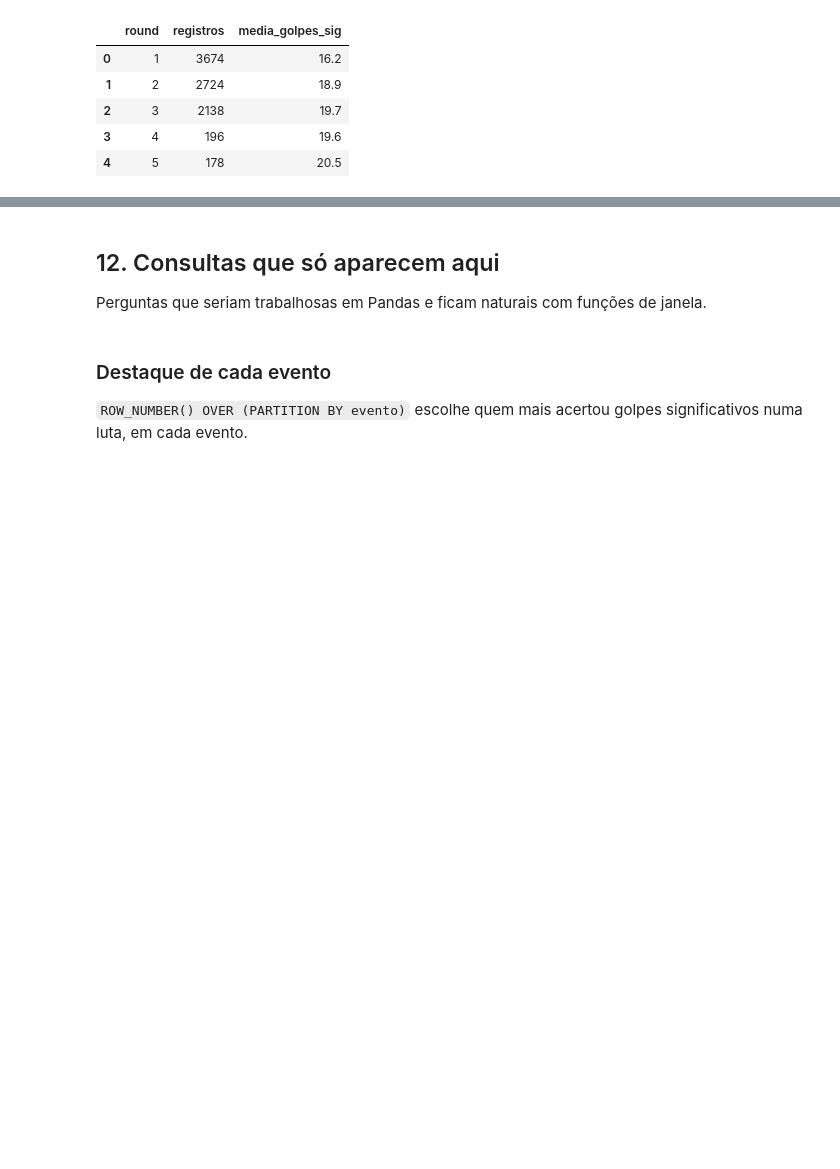
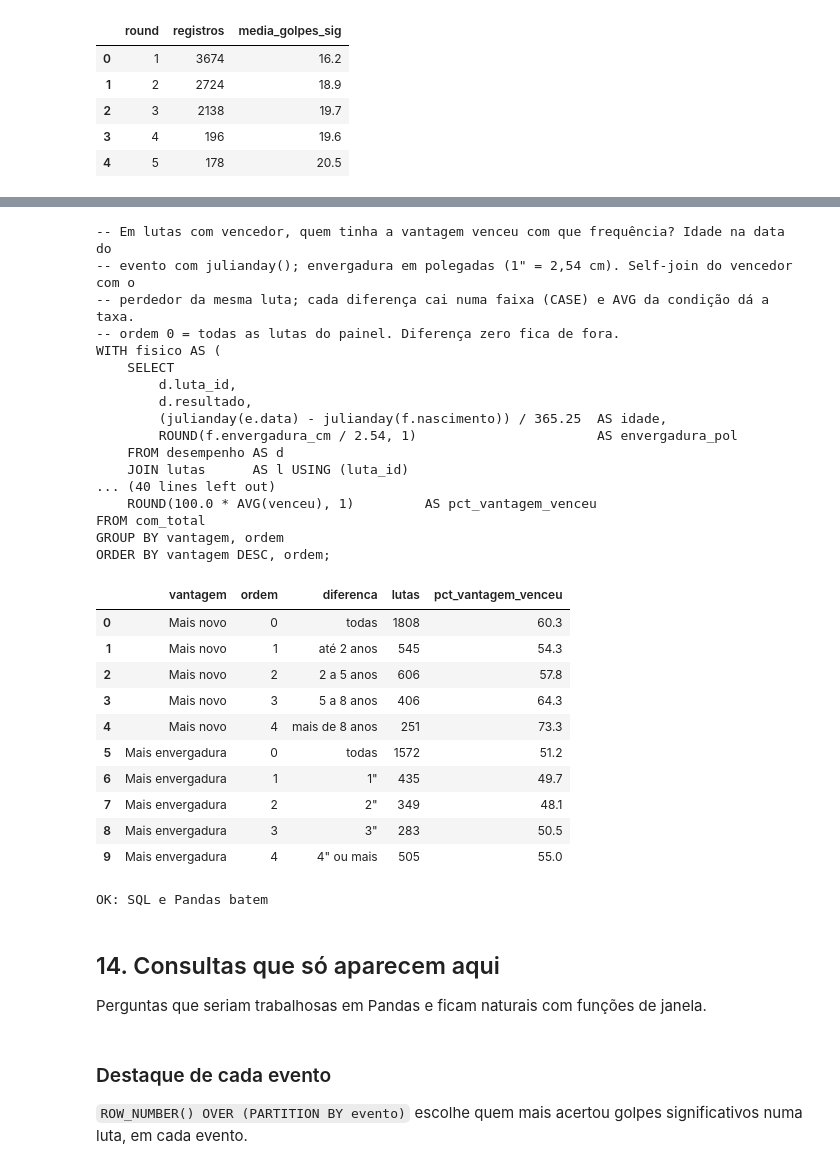
Before and after one commit to khannnn1/ufc-data, a Jupyter notebook: notebooks/03_sql.ipynb, the cells around one changed output, grey strips where cells are left out. Drawn from its saved outputs; the diff is of its cells as text; code cells hidden in the pictures; blank space fills up the shorter version.

```diff
--- a/notebooks/03_sql.ipynb
+++ b/notebooks/03_sql.ipynb
@@ -395,5 +501,64 @@ print("OK: SQL e Pandas batem")
+# %%
+fisico = mostrar("idade_envergadura")
+fisico
+# %% [output]
+-- Em lutas com vencedor, quem tinha a vantagem venceu com que frequência? Idade na data do
+-- evento com julianday(); envergadura em polegadas (1" = 2,54 cm). Self-join do vencedor com o
+-- perdedor da mesma luta; cada diferença cai numa faixa (CASE) e AVG da condição dá a taxa.
+-- ordem 0 = todas as lutas do painel. Diferença zero fica de fora.
+WITH fisico AS (
+    SELECT
+        d.luta_id,
+        d.resultado,
+        (julianday(e.data) - julianday(f.nascimento)) / 365.25  AS idade,
+        ROUND(f.envergadura_cm / 2.54, 1)                       AS envergadura_pol
+    FROM desempenho AS d
+    JOIN lutas      AS l USING (luta_id)
+... (40 lines left out)
+    ROUND(100.0 * AVG(venceu), 1)         AS pct_vantagem_venceu
+FROM com_total
+GROUP BY vantagem, ordem
+ORDER BY vantagem DESC, ordem;
+|  | vantagem | ordem | diferenca | lutas | pct_vantagem_venceu |
+| 0 | Mais novo | 0 | todas | 1808 | 60.3 |
+| 1 | Mais novo | 1 | até 2 anos | 545 | 54.3 |
+| 2 | Mais novo | 2 | 2 a 5 anos | 606 | 57.8 |
+| 3 | Mais novo | 3 | 5 a 8 anos | 406 | 64.3 |
+| 4 | Mais novo | 4 | mais de 8 anos | 251 | 73.3 |
+| 5 | Mais envergadura | 0 | todas | 1572 | 51.2 |
+| 6 | Mais envergadura | 1 | 1" | 435 | 49.7 |
+| 7 | Mais envergadura | 2 | 2" | 349 | 48.1 |
+| 8 | Mais envergadura | 3 | 3" | 283 | 50.5 |
+| 9 | Mais envergadura | 4 | 4" ou mais | 505 | 55.0 |
+# %%
+# Conferência: mesmas faixas do gráfico idade_vs_envergadura.png, com pd.cut sobre as datas em Pandas
+datas_ev = pd.read_csv("../data/processed/eventos.csv")[["Event_URL", "Event_Date"]]
+f = df.merge(lutadores, on="Fighter_URL").merge(datas_ev, on="Event_URL")
+f["idade"] = (pd.to_datetime(f["Event_Date"]) - pd.to_datetime(f["DOB"])).dt.days / 365.25
+f["env"] = (f["Reach_cm"] / 2.54).round(1)
+v = f[f["Resultado"] == "W"].set_index("Fight_URL")[["idade", "env"]]
+p = f[f["Resultado"] == "L"].set_index("Fight_URL")[["idade", "env"]]
+d = v.join(p, lsuffix="_v", rsuffix="_p", how="inner")
+dif_idade, dif_env = d["idade_v"] - d["idade_p"], (d["env_v"] - d["env_p"]).round(1)
+dif_env = dif_env[dif_env != 0]
+paineis = {
+    "Mais novo": ((dif_idade < 0).groupby(pd.cut(dif_idade.abs(), [0, 2, 5, 8, 99], labels=[1, 2, 3, 4]), observed=True), dif_idade < 0),
+    "Mais envergadura": ((dif_env > 0).groupby(pd.cut(dif_env.abs(), [0, 1, 2, 3, 99], labels=[1, 2, 3, 4]), observed=True), dif_env > 0),
+}
+for vantagem, (por_faixa, todas) in paineis.items():
+    esperado = por_faixa.agg(["size", "mean"])
+    esperado.index = esperado.index.astype(int)  # faixas do pd.cut (categóricas) -> 1..4, como a coluna ordem
+    esperado.loc[0] = [len(todas), todas.mean()]
+    esperado = esperado.sort_index()
+    sql = fisico[fisico["vantagem"] == vantagem].set_index("ordem").sort_index()
+    assert list(sql.index) == list(esperado.index)
+    assert list(sql["lutas"]) == list(esperado["size"].astype(int))
+    assert list(sql["pct_vantagem_venceu"]) == list((esperado["mean"] * 100).round(1))
+print("OK: SQL e Pandas batem")
+# %% [output]
+OK: SQL e Pandas batem
 # %% [markdown]
-## 12. Consultas que só aparecem aqui
+## 14. Consultas que só aparecem aqui
 
 Perguntas que seriam trabalhosas em Pandas e ficam naturais com funções de janela.
 # %% [markdown]
```
Also changed, not shown: parts of 16 cells of this notebook, 3 other files.
